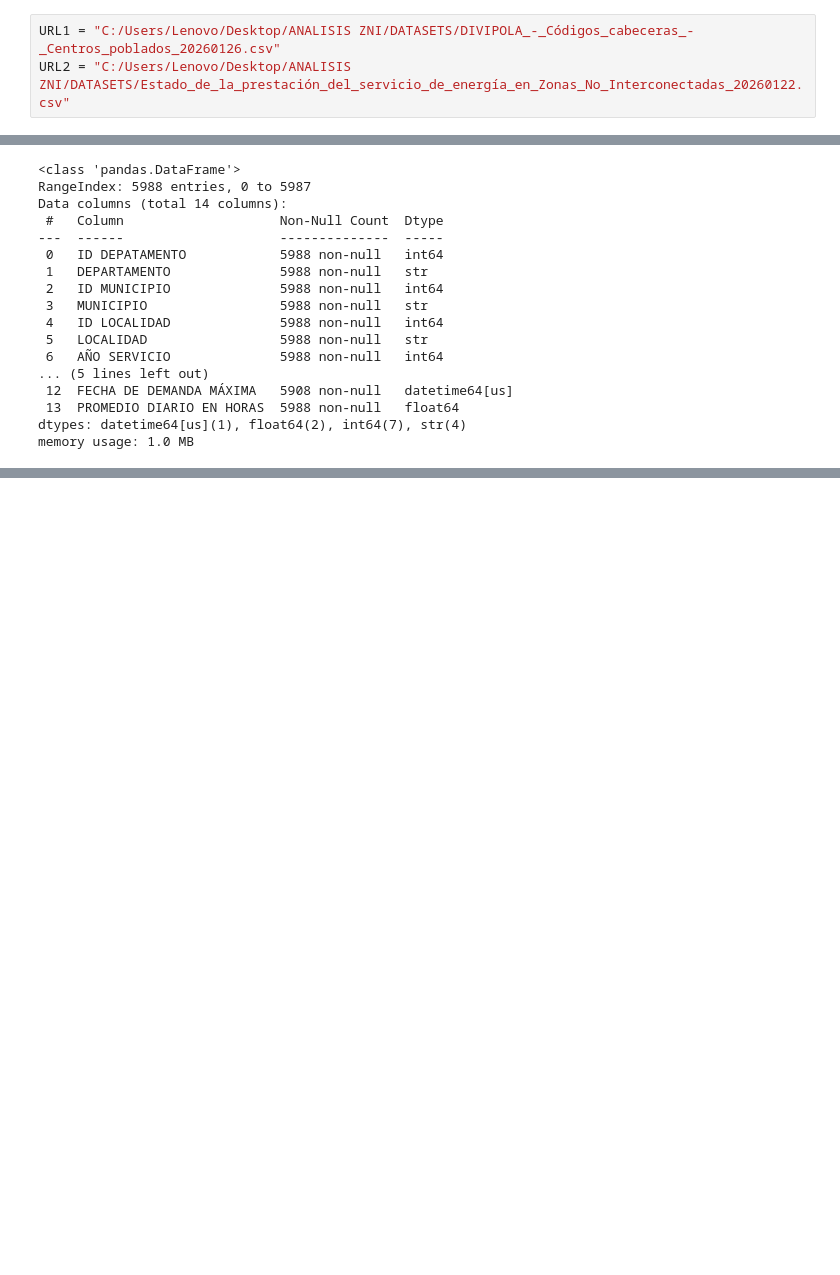
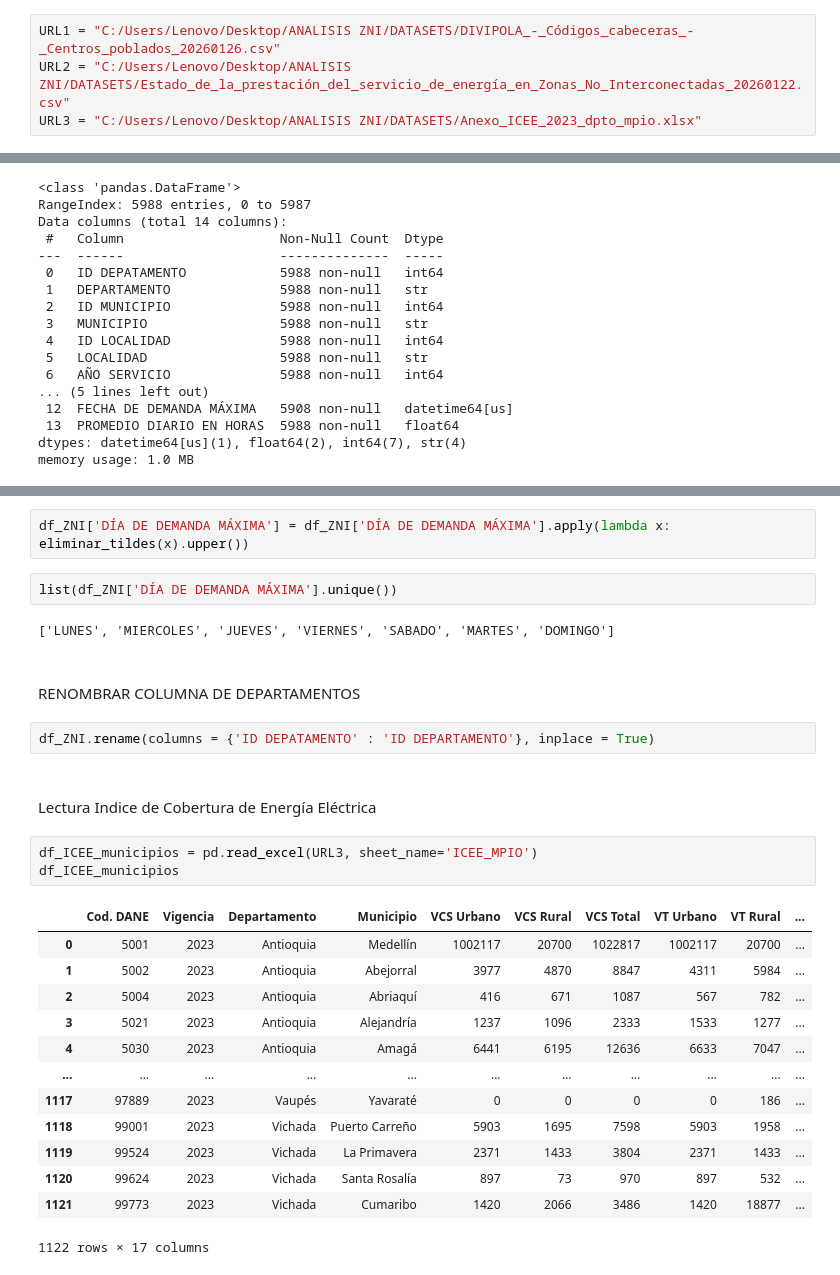
Before and after one commit to Angelthebestone/ANALIS-ZNI, a Jupyter notebook: NOTEBOOKS/ANALISIS ZNI.ipynb, the cells around one changed output, grey strips where cells are left out. Saved outputs shown, nothing was run; the diff lists cells and outputs as text; blank space fills up the shorter version.

Commit message:
Cargué de ICEE, limpieza de de ZNI y DIVIPOLA. Queda pendiente merge

```diff
--- a/NOTEBOOKS/ANALISIS ZNI.ipynb
+++ b/NOTEBOOKS/ANALISIS ZNI.ipynb
@@ -13,6 +13,7 @@ from unidecode import unidecode
 # %%
 URL1 = "C:/Users/Lenovo/Desktop/ANALISIS ZNI/DATASETS/DIVIPOLA_-_Códigos_cabeceras_-_Centros_poblados_20260126.csv"
 URL2 = "C:/Users/Lenovo/Desktop/ANALISIS ZNI/DATASETS/Estado_de_la_prestación_del_servicio_de_energía_en_Zonas_No_Interconectadas_20260122.csv"
+URL3 = "C:/Users/Lenovo/Desktop/ANALISIS ZNI/DATASETS/Anexo_ICEE_2023_dpto_mpio.xlsx"
 # %% [markdown]
 ###
 **Lectura data localidades**
@@ -89,0 +167,31 @@ memory usage: 1.0 MB
+# %%
+df_ZNI['DÍA DE DEMANDA MÁXIMA'] = df_ZNI['DÍA DE DEMANDA MÁXIMA'].apply(lambda x: eliminar_tildes(x).upper())
+# %%
+list(df_ZNI['DÍA DE DEMANDA MÁXIMA'].unique())
+# %% [output]
+['LUNES', 'MIERCOLES', 'JUEVES', 'VIERNES', 'SABADO', 'MARTES', 'DOMINGO']
+# %% [markdown]
+####
+RENOMBRAR COLUMNA DE DEPARTAMENTOS
+# %%
+df_ZNI.rename(columns = {'ID DEPATAMENTO' : 'ID DEPARTAMENTO'}, inplace = True)
+# %% [markdown]
+###
+Lectura Indice de Cobertura de Energía Eléctrica
+# %%
+df_ICEE_municipios = pd.read_excel(URL3, sheet_name='ICEE_MPIO')
+df_ICEE_municipios
+# %% [output]
+|  | Cod. DANE | Vigencia | Departamento | Municipio | VCS Urbano | VCS Rural | VCS Total | VT Urbano | VT Rural | ... |
+| 0 | 5001 | 2023 | Antioquia | Medellín | 1002117 | 20700 | 1022817 | 1002117 | 20700 | ... |
+| 1 | 5002 | 2023 | Antioquia | Abejorral | 3977 | 4870 | 8847 | 4311 | 5984 | ... |
+| 2 | 5004 | 2023 | Antioquia | Abriaquí | 416 | 671 | 1087 | 567 | 782 | ... |
+| 3 | 5021 | 2023 | Antioquia | Alejandría | 1237 | 1096 | 2333 | 1533 | 1277 | ... |
+| 4 | 5030 | 2023 | Antioquia | Amagá | 6441 | 6195 | 12636 | 6633 | 7047 | ... |
+| ... | ... | ... | ... | ... | ... | ... | ... | ... | ... | ... |
+| 1117 | 97889 | 2023 | Vaupés | Yavaraté | 0 | 0 | 0 | 0 | 186 | ... |
+| 1118 | 99001 | 2023 | Vichada | Puerto Carreño | 5903 | 1695 | 7598 | 5903 | 1958 | ... |
+| 1119 | 99524 | 2023 | Vichada | La Primavera | 2371 | 1433 | 3804 | 2371 | 1433 | ... |
+| 1120 | 99624 | 2023 | Vichada | Santa Rosalía | 897 | 73 | 970 | 897 | 532 | ... |
+| 1121 | 99773 | 2023 | Vichada | Cumaribo | 1420 | 2066 | 3486 | 1420 | 18877 | ... |
+1122 rows × 17 columns
```
Also changed, not shown: parts of 17 cells of this notebook.
